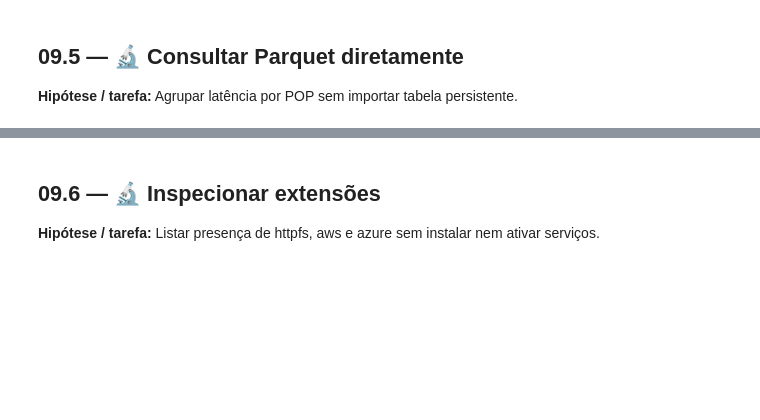
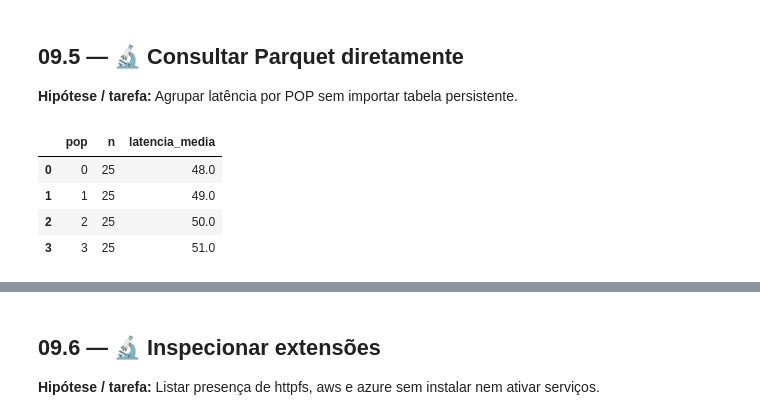
Before and after one commit to aestevaomoraes/duckdb-masterclass, a Jupyter notebook: 09_Extensoes_de_Nuvem_e_Secrets_Manager_Corporativo.ipynb, the cells around one changed output, grey strips where cells are left out. Saved outputs shown, nothing was run; the diff lists cells and outputs as text; code cells hidden in the pictures; blank space fills up the shorter version.

```diff
--- a/09_Extensoes_de_Nuvem_e_Secrets_Manager_Corporativo.ipynb
+++ b/09_Extensoes_de_Nuvem_e_Secrets_Manager_Corporativo.ipynb
@@ -54,9 +143,31 @@ print('Parquet local gerado:',arquivo_parquet.name)
 
 **Hipótese / tarefa:** Agrupar latência por POP sem importar tabela persistente.
 # %%
-query=f"SELECT pop,COUNT(*) n,ROUND(AVG(latencia_ms),2) latencia_media FROM read_parquet('{arquivo_parquet.as_posix()}') GROUP BY pop ORDER BY pop"
-res=con.execute(query).df()
+# Consulta direta ao arquivo Parquet, sem recarregar os dados em uma tabela.
+# read_parquet() lê o arquivo no momento da consulta, com projeção e
+# pushdown: apenas as colunas pop e latencia_ms são decodificadas.
+query = f"""
+    SELECT
+        pop,
+        COUNT(*)                        AS n,
+        ROUND(AVG(latencia_ms), 2)      AS latencia_media
+    FROM read_parquet('{arquivo_parquet.as_posix()}')
+    GROUP BY pop
+    ORDER BY pop
+"""
+
+res = con.execute(query).df()
 display(res)
-assert int(res['n'].sum())==100
+
+# Verificação de integridade: a soma das contagens por grupo deve ser
+# igual ao total de linhas geradas (100). Se o arquivo estivesse
+# corrompido ou truncado, o número não bateria.
+assert int(res['n'].sum()) == 100
+# %% [output]
+|  | pop | n | latencia_media |
+| 0 | 0 | 25 | 48.0 |
+| 1 | 1 | 25 | 49.0 |
+| 2 | 2 | 25 | 50.0 |
+| 3 | 3 | 25 | 51.0 |
 # %% [markdown]
 **Interpretação e limite:** Esta leitura é local, não uma consulta remota.
```
Also changed, not shown: parts of 14 cells of this notebook.
